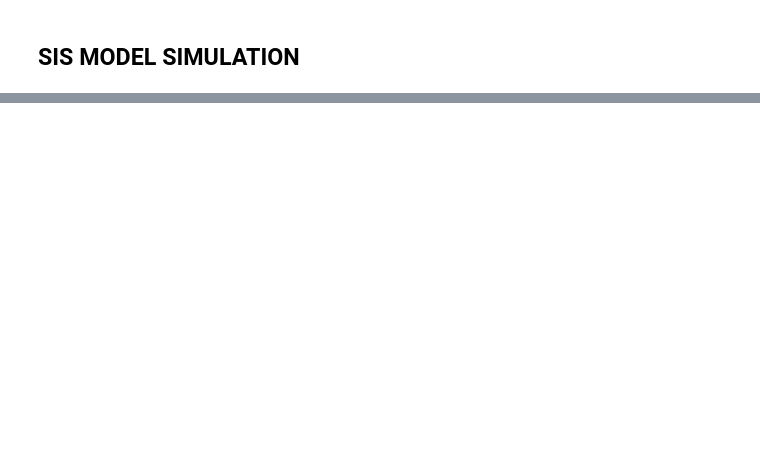
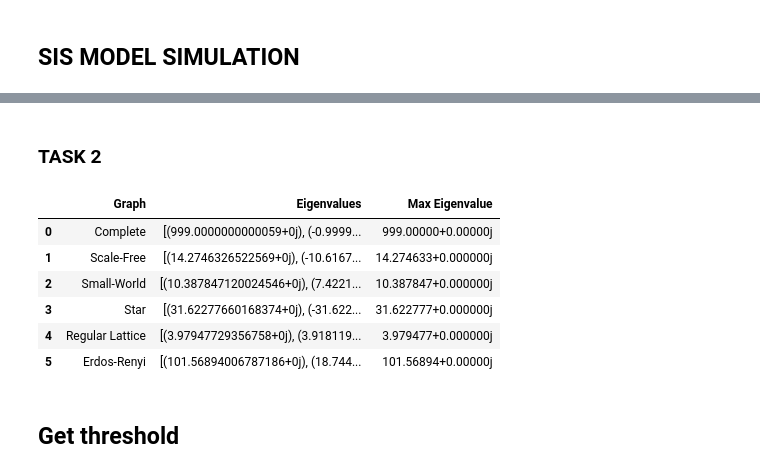
Before and after one commit to hectobreak/CSN7-Epidemic, a Jupyter notebook: src/solution.ipynb, the cells around one changed output, grey strips where cells are left out. Saved outputs shown, nothing was run; the diff lists cells and outputs as text; code cells hidden in the pictures; blank space fills up the shorter version.

```diff
--- a/src/solution.ipynb
+++ b/src/solution.ipynb
@@ -66,0 +90,30 @@ since Python 3.9 and will be removed in a subsequent version.
+# %% [markdown]
+### TASK 2
+# %%
+# get eigen values
+import pandas as pd
+
+def get_eigenvalues(graphs_names, graphs):
+    rows = []
+    for i, G in enumerate(graphs):
+        eigenvalues = nx.linalg.adjacency_spectrum(G)
+        max_eigenvalue = max(eigenvalues)
+        row = {'Graph': graphs_names[i], 'Eigenvalues': eigenvalues, 'Max Eigenvalue': max_eigenvalue}
+        rows.append(row)
+
+    df = pd.DataFrame(rows, columns=['Graph', 'Eigenvalues', 'Max Eigenvalue'])
+    return df
+
+df = get_eigenvalues(graphs_names, graphs)
+# %%
+df
+# %% [output]
+|  | Graph | Eigenvalues | Max Eigenvalue |
+| 0 | Complete | [(999.0000000000059+0j), (-0.9999... | 999.00000+0.00000j |
+| 1 | Scale-Free | [(14.2746326522569+0j), (-10.6167... | 14.274633+0.000000j |
+| 2 | Small-World | [(10.387847120024546+0j), (7.4221... | 10.387847+0.000000j |
+| 3 | Star | [(31.62277660168374+0j), (-31.622... | 31.622777+0.000000j |
+| 4 | Regular Lattice | [(3.97947729356758+0j), (3.918119... | 3.979477+0.000000j |
+| 5 | Erdos-Renyi | [(101.56894006787186+0j), (18.744... | 101.56894+0.00000j |
+# %% [markdown]
+## Get threshold
```
Also changed, not shown: parts of 8 cells of this notebook.
